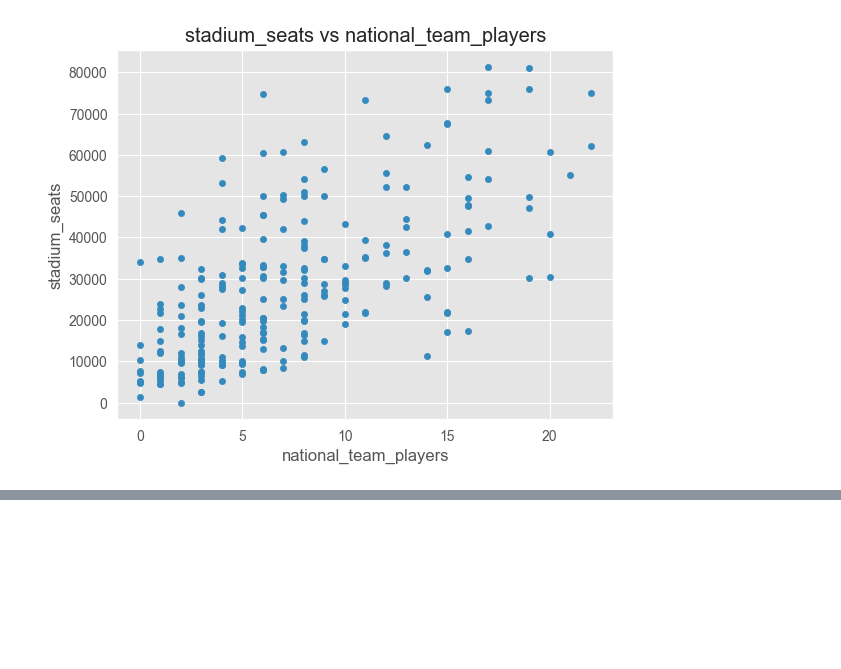
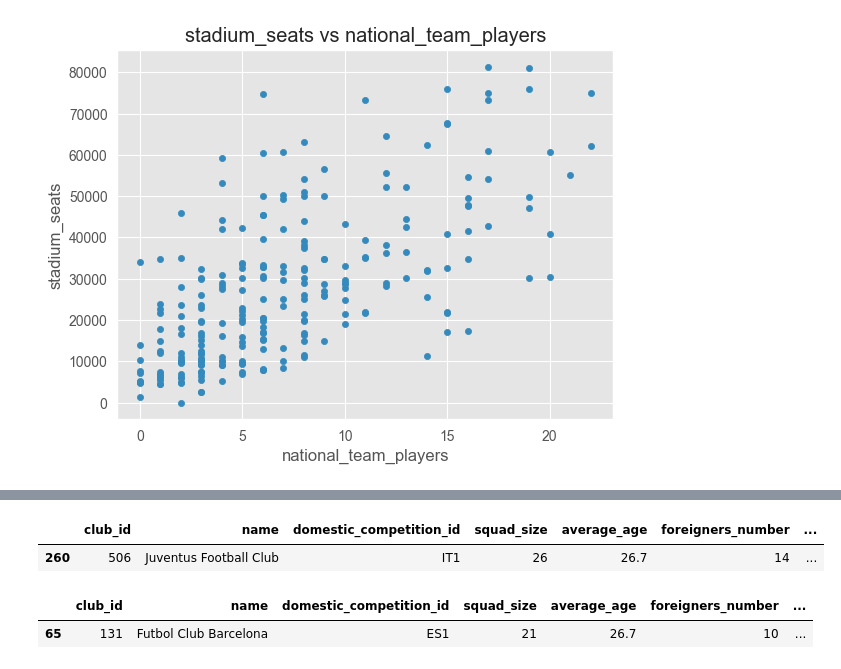
Before and after one commit to Bilguun-Batsaikhan/IUM-TWEB, a Jupyter notebook: Solution/jupyter_notebook/clubs.ipynb, the cells around one changed output, grey strips where cells are left out. Cells and saved outputs as stored; diff of their text form; code cells hidden in the pictures; blank space fills up the shorter version.

```diff
--- a/Solution/jupyter_notebook/clubs.ipynb
+++ b/Solution/jupyter_notebook/clubs.ipynb
@@ -765,0 +775,10 @@ plt.show() #As we expected the number of seats in the stadium usually indicate m
+# %%
+new_club.query('club_id == 506') #use in club_games analysis
+# %% [output]
+|  | club_id | name | domestic_competition_id | squad_size | average_age | foreigners_number | ... |
+| 260 | 506 | Juventus Football Club | IT1 | 26 | 26.7 | 14 | ... |
+# %%
+new_club.query('club_id == 131')
+# %% [output]
+|  | club_id | name | domestic_competition_id | squad_size | average_age | foreigners_number | ... |
+| 65 | 131 | Futbol Club Barcelona | ES1 | 21 | 26.7 | 10 | ... |
```
Also changed, not shown: parts of 8 cells of this notebook.
